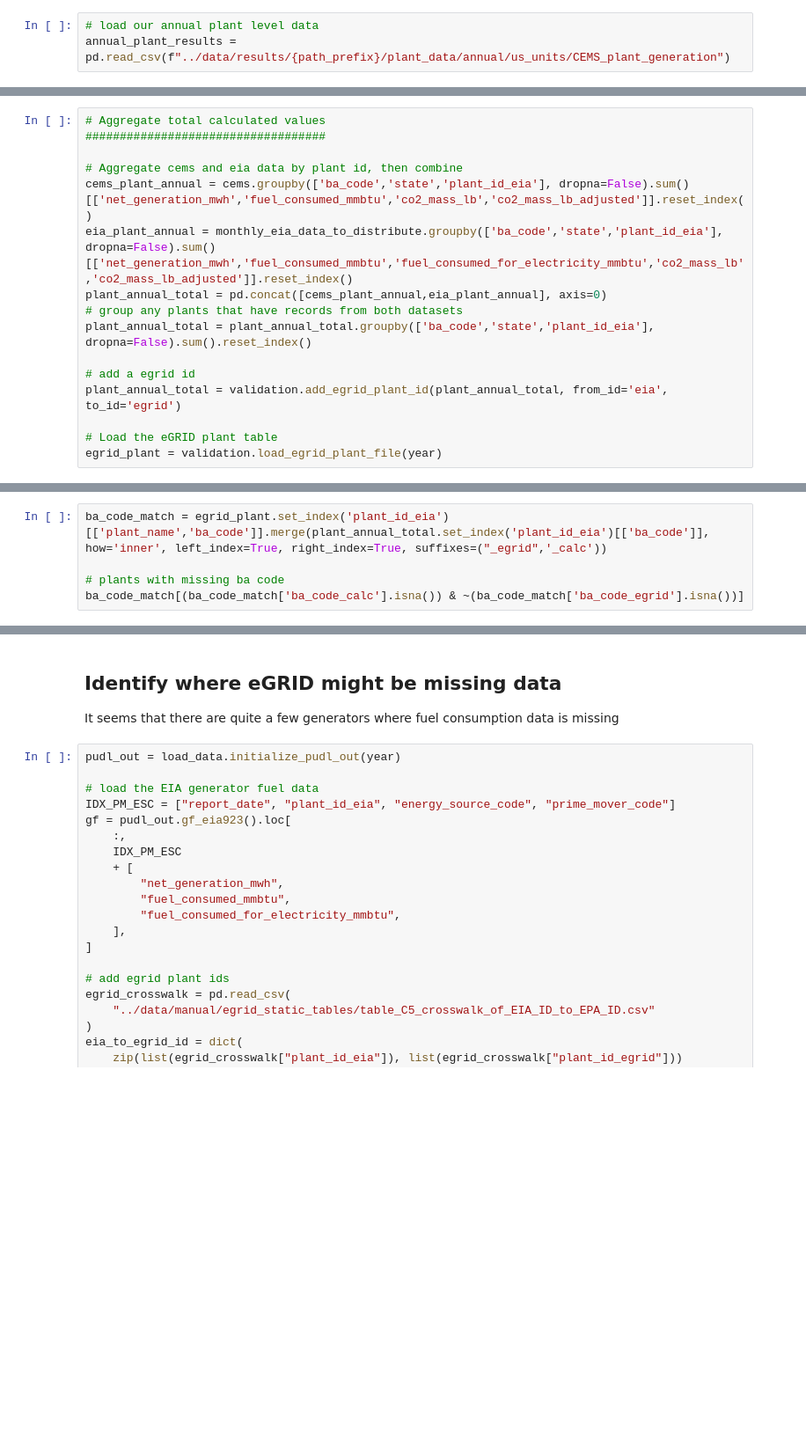
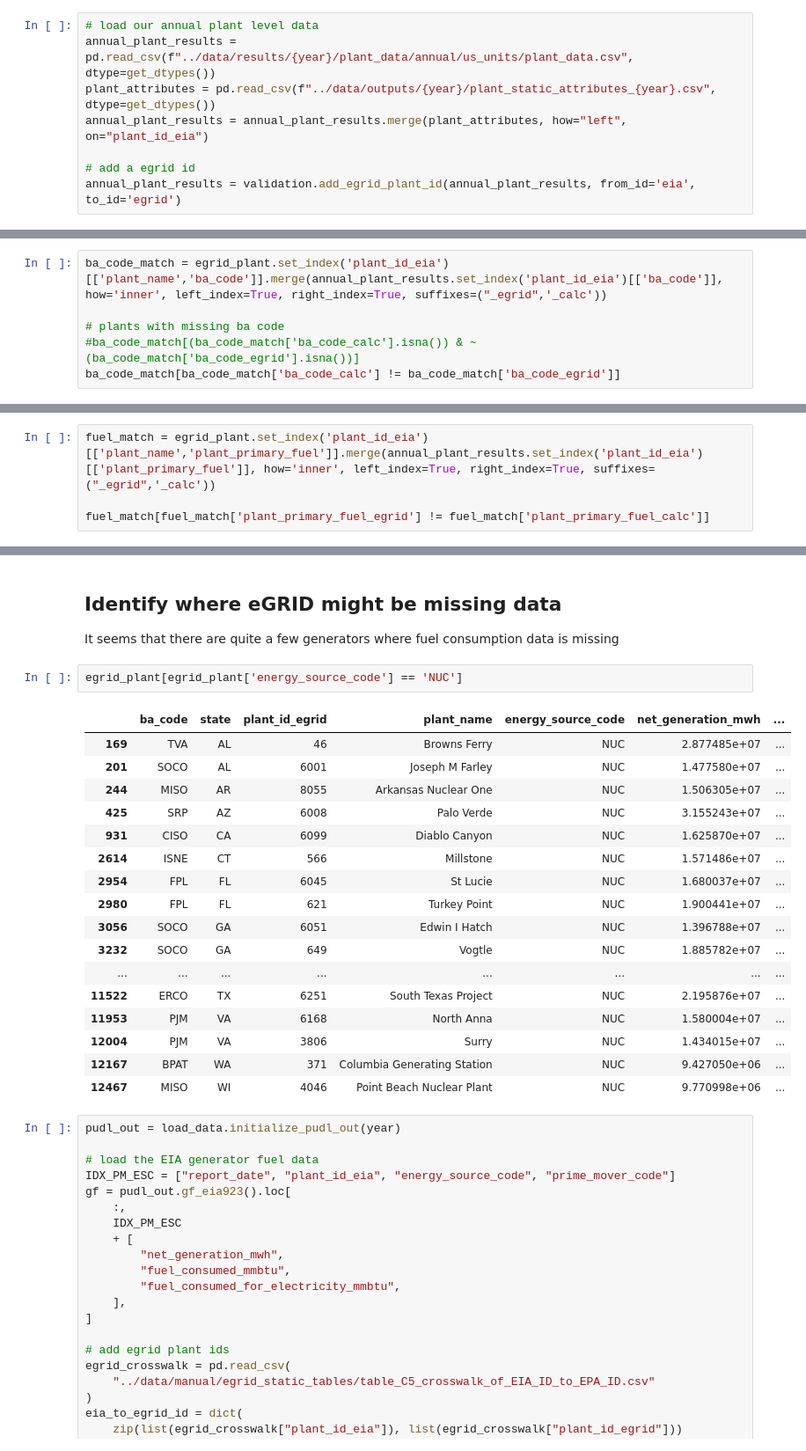
Before and after one commit to singularity-energy/open-grid-emissions, a Jupyter notebook: notebooks/validate_vs_egrid.ipynb, the cells around one changed output, grey strips where cells are left out. Shown at 88% size. Cells and saved outputs as stored; diff of their text form; blank space fills up the shorter version.

Commit message:
work on egrid notebook

```diff
--- a/notebooks/validate_vs_egrid.ipynb
+++ b/notebooks/validate_vs_egrid.ipynb
@@ -23,4 +27,9 @@ from src.column_checks import get_dtypes, apply_dtypes
 ## Compare Our Results to eGRID
 # %%
 # load our annual plant level data
-annual_plant_results = pd.read_csv(f"../data/results/{path_prefix}/plant_data/annual/us_units/CEMS_plant_generation")
+annual_plant_results = pd.read_csv(f"../data/results/{year}/plant_data/annual/us_units/plant_data.csv", dtype=get_dtypes())
+plant_attributes = pd.read_csv(f"../data/outputs/{year}/plant_static_attributes_{year}.csv", dtype=get_dtypes())
+annual_plant_results = annual_plant_results.merge(plant_attributes, how="left", on="plant_id_eia")
+
+# add a egrid id
+annual_plant_results = validation.add_egrid_plant_id(annual_plant_results, from_id='eia', to_id='egrid')
@@ -34,16 +35,0 @@ cems = assign_ba_code_to_plant(cems, year)
-# %%
-# Aggregate total calculated values
-###################################
-
-# Aggregate cems and eia data by plant id, then combine
-cems_plant_annual = cems.groupby(['ba_code','state','plant_id_eia'], dropna=False).sum()[['net_generation_mwh','fuel_consumed_mmbtu','co2_mass_lb','co2_mass_lb_adjusted']].reset_index()
-eia_plant_annual = monthly_eia_data_to_distribute.groupby(['ba_code','state','plant_id_eia'], dropna=False).sum()[['net_generation_mwh','fuel_consumed_mmbtu','fuel_consumed_for_electricity_mmbtu','co2_mass_lb','co2_mass_lb_adjusted']].reset_index()
-plant_annual_total = pd.concat([cems_plant_annual,eia_plant_annual], axis=0)
-# group any plants that have records from both datasets
-plant_annual_total = plant_annual_total.groupby(['ba_code','state','plant_id_eia'], dropna=False).sum().reset_index()
-
-# add a egrid id
-plant_annual_total = validation.add_egrid_plant_id(plant_annual_total, from_id='eia', to_id='egrid')
-
-# Load the eGRID plant table
-egrid_plant = validation.load_egrid_plant_file(year)
@@ -87,7 +130,8 @@ double_ids
 # %% [markdown]
 ### Identify plants where our BA assignment does not match eGRID
 # %%
-ba_code_match = egrid_plant.set_index('plant_id_eia')[['plant_name','ba_code']].merge(plant_annual_total.set_index('plant_id_eia')[['ba_code']], how='inner', left_index=True, right_index=True, suffixes=("_egrid",'_calc'))
+ba_code_match = egrid_plant.set_index('plant_id_eia')[['plant_name','ba_code']].merge(annual_plant_results.set_index('plant_id_eia')[['ba_code']], how='inner', left_index=True, right_index=True, suffixes=("_egrid",'_calc'))
 
 # plants with missing ba code
-ba_code_match[(ba_code_match['ba_code_calc'].isna()) & ~(ba_code_match['ba_code_egrid'].isna())]
+#ba_code_match[(ba_code_match['ba_code_calc'].isna()) & ~(ba_code_match['ba_code_egrid'].isna())]
+ba_code_match[ba_code_match['ba_code_calc'] != ba_code_match['ba_code_egrid']]
@@ -96,0 +161,4 @@ ba_code_match[(ba_code_match['ba_code_calc'] != ba_code_match['ba_code_egrid'])
+# %%
+fuel_match = egrid_plant.set_index('plant_id_eia')[['plant_name','plant_primary_fuel']].merge(annual_plant_results.set_index('plant_id_eia')[['plant_primary_fuel']], how='inner', left_index=True, right_index=True, suffixes=("_egrid",'_calc'))
+
+fuel_match[fuel_match['plant_primary_fuel_egrid'] != fuel_match['plant_primary_fuel_calc']]
@@ -97,6 +180,26 @@ ba_code_match[(ba_code_match['ba_code_calc'] != ba_code_match['ba_code_egrid'])
 # %% [markdown]
 ## Identify where eGRID might be missing data
 It seems that there are quite a few generators where fuel consumption data is missing
+# %%
+egrid_plant[egrid_plant['energy_source_code'] == 'NUC']
+# %% [output]
+|  | ba_code | state | plant_id_egrid | plant_name | energy_source_code | net_generation_mwh | ... |
+| 169 | TVA | AL | 46 | Browns Ferry | NUC | 2.877485e+07 | ... |
+| 201 | SOCO | AL | 6001 | Joseph M Farley | NUC | 1.477580e+07 | ... |
+| 244 | MISO | AR | 8055 | Arkansas Nuclear One | NUC | 1.506305e+07 | ... |
+| 425 | SRP | AZ | 6008 | Palo Verde | NUC | 3.155243e+07 | ... |
+| 931 | CISO | CA | 6099 | Diablo Canyon | NUC | 1.625870e+07 | ... |
+| 2614 | ISNE | CT | 566 | Millstone | NUC | 1.571486e+07 | ... |
+| 2954 | FPL | FL | 6045 | St Lucie | NUC | 1.680037e+07 | ... |
+| 2980 | FPL | FL | 621 | Turkey Point | NUC | 1.900441e+07 | ... |
+| 3056 | SOCO | GA | 6051 | Edwin I Hatch | NUC | 1.396788e+07 | ... |
+| 3232 | SOCO | GA | 649 | Vogtle | NUC | 1.885782e+07 | ... |
+| ... | ... | ... | ... | ... | ... | ... | ... |
+| 11522 | ERCO | TX | 6251 | South Texas Project | NUC | 2.195876e+07 | ... |
+| 11953 | PJM | VA | 6168 | North Anna | NUC | 1.580004e+07 | ... |
+| 12004 | PJM | VA | 3806 | Surry | NUC | 1.434015e+07 | ... |
+| 12167 | BPAT | WA | 371 | Columbia Generating Station | NUC | 9.427050e+06 | ... |
+| 12467 | MISO | WI | 4046 | Point Beach Nuclear Plant | NUC | 9.770998e+06 | ... |
 # %%
 pudl_out = load_data.initialize_pudl_out(year)
 
```
Also changed, not shown: parts of 20 cells of this notebook, 3 other files.
